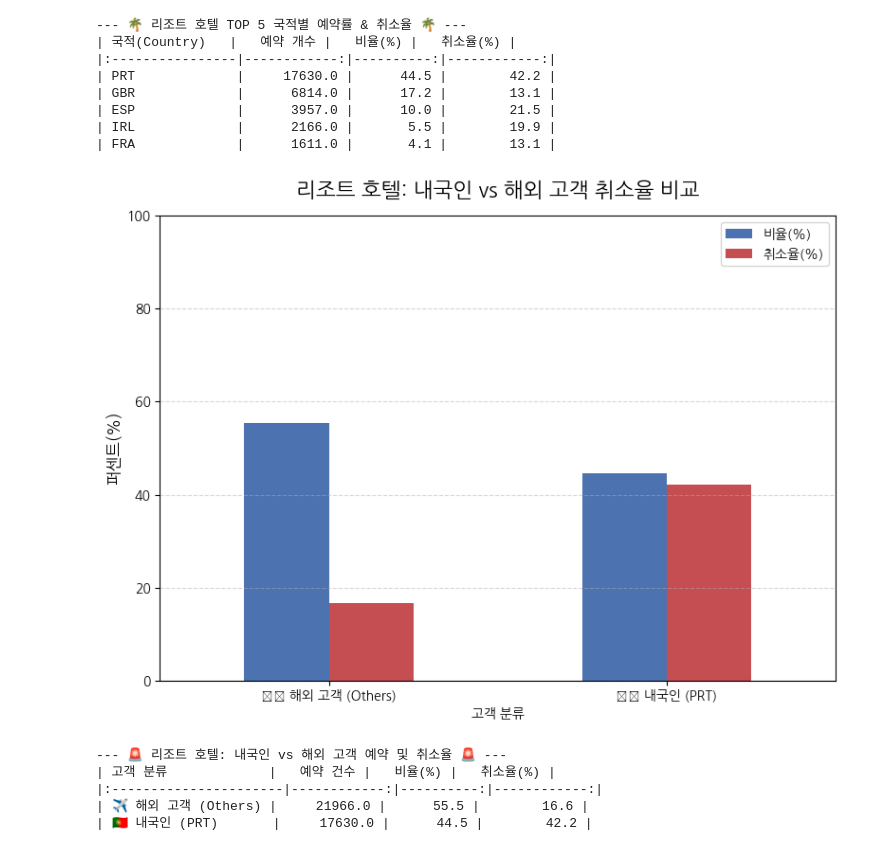
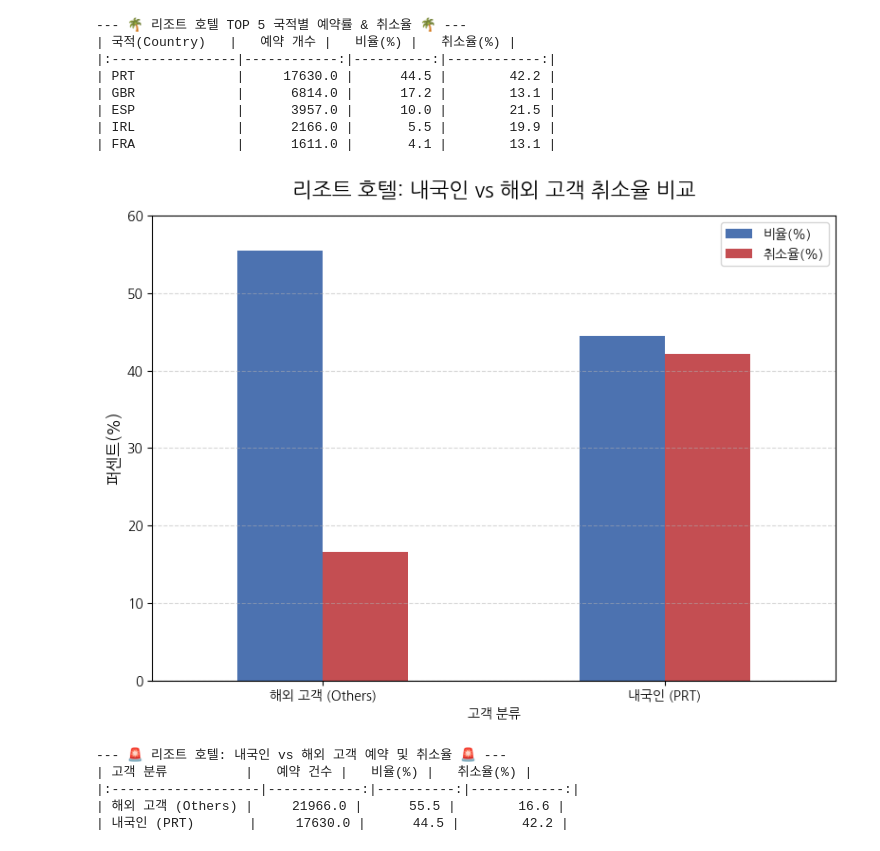
Before and after one commit to GwihanGo/hotel-booking-analysis, a Jupyter notebook: 미션2_3팀_고귀한.ipynb, the cells around one changed output. Cells and saved outputs as stored; diff of their text form; code cells hidden in the pictures.

```diff
--- a/미션2_3팀_고귀한.ipynb
+++ b/미션2_3팀_고귀한.ipynb
@@ -321,41 +342,48 @@ print(resort_country_summary.to_markdown(floatfmt='.1f'))
 | IRL             |      2166.0 |       5.5 |        19.9 |
 | FRA             |      1611.0 |       4.1 |        13.1 |
 # %%
-resort_df['customer_type'] = resort_df['country'].apply(lambda x: '🇵🇹 내국인 (PRT)' if x == 'PRT' else '✈️ 해외 고객 (Others)')
+# 2. 내국인(PRT) vs 해외 고객(Others) 대조 분석
 
+# 2-1. 고객 분류 컬럼 생성: PRT는 내국인, 나머지는 해외 고객으로 정의
+resort_df['customer_type'] = resort_df['country'].apply(lambda x: '내국인 (PRT)' if x == 'PRT' else '해외 고객 (Others)')
+
+# 2-2. 고객 분류별 예약 건수 및 점유율(%) 계싼
 domestic_vs_intl_stats = pd.DataFrame({
     '예약 건수': resort_df['customer_type'].value_counts(),
     '비율(%)': (resort_df['customer_type'].value_counts(normalize=True) * 100).round(1)
 })
 
+# 2-3. 고객 분류별 '평균 취소율' 계산
 domestic_vs_intl_cancel = (resort_df.groupby('customer_type')['is_canceled'].mean() * 100).round(1)
 
+# 2-4. 데이터 합치기 및 컬럼명 정리
 domestic_vs_intl_summary = pd.concat([domestic_vs_intl_stats, domestic_vs_intl_cancel], axis=1)
 domestic_vs_intl_summary = domestic_vs_intl_summary.rename(columns={'is_canceled': '취소율(%)'})
 domestic_vs_intl_summary.index.name = '고객 분류'
 
-
-
+# 2-5. 📊시각화: 내국인 vs 해외 고객 실적 대조
 fig, ax = plt.subplots(figsize=(8, 6))
 
+# 예약 비율과 취소율을 나란히 배치하여 문제의 심각성 부각
 domestic_vs_intl_summary[['비율(%)', '취소율(%)']].plot(
     kind='bar', ax=ax, color=["#4C72B0", "#C44E52"], rot=0
 )
 
 ax.set_title('리조트 호텔: 내국인 vs 해외 고객 취소율 비교', fontsize=16, fontweight='bold', pad=15)
 ax.set_ylabel('퍼센트(%)', fontsize=12)
 ax.grid(axis='y', linestyle='--', alpha=0.5)
-ax.set_ylim(0, 100)
+ax.set_ylim(0, 60) # 가독성을 위해 상한선 조절
 
 plt.tight_layout()
 plt.show()
 
+# 2-6. 📑 최종 팩트 체크 결과 출력
 print('--- 🚨 리조트 호텔: 내국인 vs 해외 고객 예약 및 취소율 🚨 ---')
 print(domestic_vs_intl_summary.to_markdown(floatfmt='.1f'))
 # %% [output]
-[figure, old version]
+[figure, new version]
 --- 🚨 리조트 호텔: 내국인 vs 해외 고객 예약 및 취소율 🚨 ---
-| 고객 분류             |   예약 건수 |   비율(%) |   취소율(%) |
-|:----------------------|------------:|----------:|------------:|
-| ✈️ 해외 고객 (Others) |     21966.0 |      55.5 |        16.6 |
-| 🇵🇹 내국인 (PRT)       |     17630.0 |      44.5 |        42.2 |
+| 고객 분류          |   예약 건수 |   비율(%) |   취소율(%) |
+|:-------------------|------------:|----------:|------------:|
+| 해외 고객 (Others) |     21966.0 |      55.5 |        16.6 |
+| 내국인 (PRT)       |     17630.0 |      44.5 |        42.2 |
```
Also changed, not shown: parts of 21 cells of this notebook.
